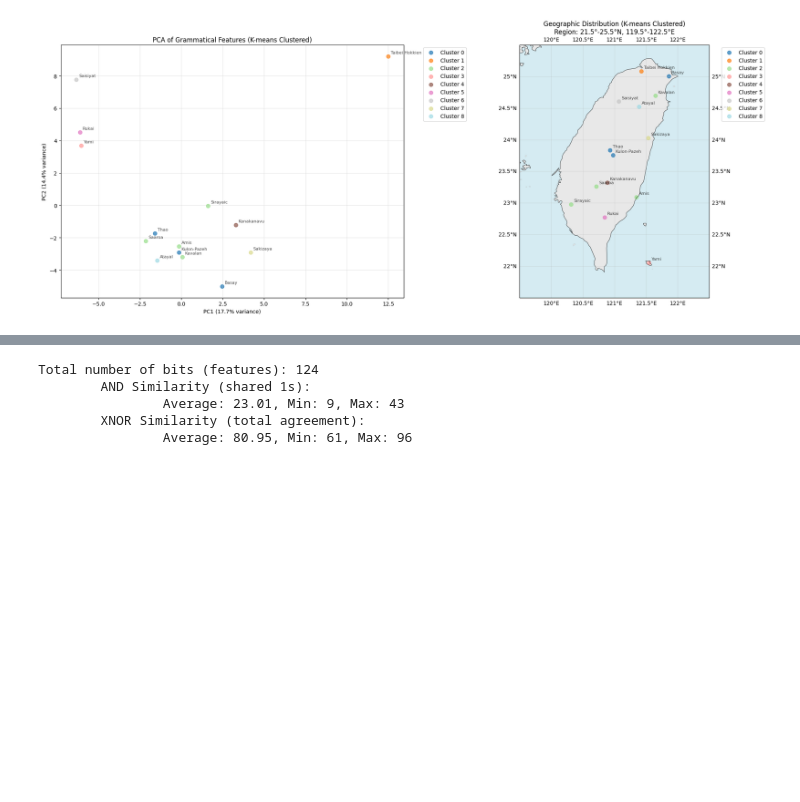
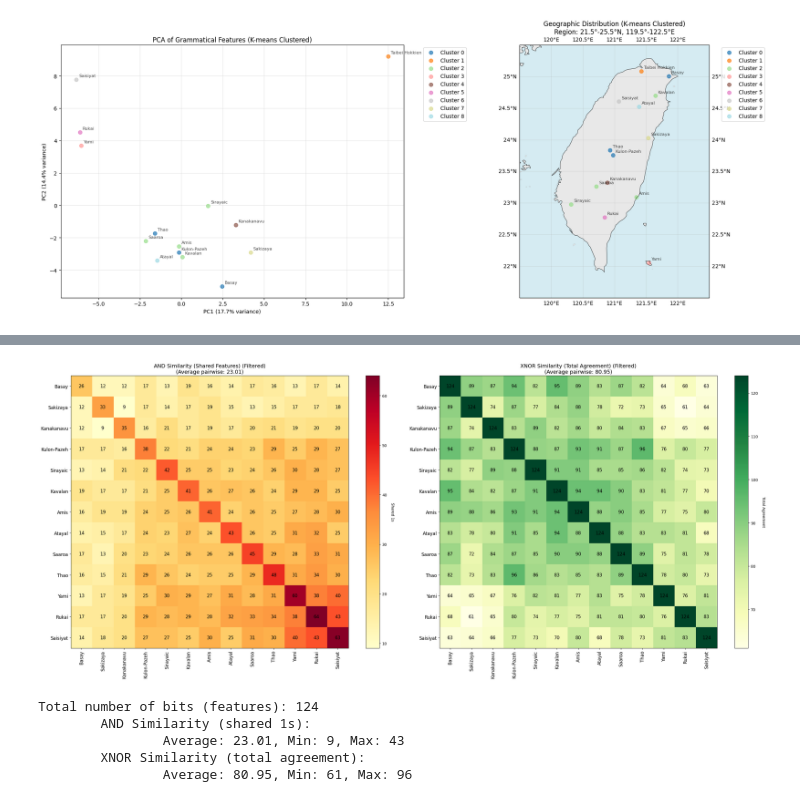
Before and after one commit to rizfn/babel-transition, a Jupyter notebook: src/dataAnalysis/grambank/taiwan.ipynb, the cells around one changed output, grey strips where cells are left out. Cells and saved outputs as stored; diff of their text form; code cells hidden in the pictures; blank space fills up the shorter version.

```diff
--- a/src/dataAnalysis/grambank/taiwan.ipynb
+++ b/src/dataAnalysis/grambank/taiwan.ipynb
@@ -450,101 +435,10 @@ Filtered: 13 languages, 124 features
 # %%
-n_langs = len(feature_matrix_filtered)
-n_features = len(feature_matrix_filtered.columns)
-
-# Matrix 1: AND similarity (number of shared 1s)
-and_similarity_matrix = np.zeros((n_langs, n_langs))
-
-# Matrix 2: XNOR similarity (number of features where both agree - both 0 or both 1)
-xnor_similarity_matrix = np.zeros((n_langs, n_langs))
-
-# Calculate both similarity measures
-for i in range(n_langs):
-    for j in range(n_langs):
-        if i == j:
-            # Diagonal: total number of features for AND, total features for XNOR
-            and_similarity_matrix[i, j] = feature_matrix_filtered.iloc[i].sum()
-            xnor_similarity_matrix[i, j] = n_features
-        else:
-            # AND: Count features where both languages have value 1
-            shared_ones = ((feature_matrix_filtered.iloc[i] == 1) & (feature_matrix_filtered.iloc[j] == 1)).sum()
-            and_similarity_matrix[i, j] = shared_ones
-
-            # XNOR: Count features where both agree (both 0 or both 1)
-            both_zero = ((feature_matrix_filtered.iloc[i] == 0) & (feature_matrix_filtered.iloc[j] == 0)).sum()
-            both_one = shared_ones
-            xnor_similarity_matrix[i, j] = both_zero + both_one
-
-# Calculate average pairwise similarities (excluding diagonal)
-upper_triangle_indices = np.triu_indices(n_langs, k=1)
-
-and_pairwise = and_similarity_matrix[upper_triangle_indices]
-avg_and = and_pairwise.mean()
-
-xnor_pairwise = xnor_similarity_matrix[upper_triangle_indices]
-avg_xnor = xnor_pairwise.mean()
-
-print(f"Total number of bits (features): {n_features}")
-print(f"\tAND Similarity (shared 1s):")
-print(f"\t\tAverage: {avg_and:.2f}, Min: {and_pairwise.min():.0f}, Max: {and_pairwise.max():.0f}")
-print(f"\tXNOR Similarity (total agreement):")
-print(f"\t\tAverage: {avg_xnor:.2f}, Min: {xnor_pairwise.min():.0f}, Max: {xnor_pairwise.max():.0f}")
-
-# Use hierarchical clustering on AND similarity for ordering
-max_similarity = and_similarity_matrix.max()
-distance_matrix = max_similarity - and_similarity_matrix
-np.fill_diagonal(distance_matrix, 0)
-
-linkage_matrix = linkage(squareform(distance_matrix), method='average')
-dendro = dendrogram(linkage_matrix, no_plot=True)
-sorted_indices = dendro['leaves']
-
-# Reorder both matrices with the same ordering
-and_matrix_sorted = and_similarity_matrix[sorted_indices, :][:, sorted_indices]
-xnor_matrix_sorted = xnor_similarity_matrix[sorted_indices, :][:, sorted_indices]
-
+# Calculate and visualize similarity matrices for filtered data
+and_matrix, xnor_matrix, n_features = calculate_similarity_matrices(feature_matrix_filtered)
 lang_names = [lang_coords_filtered[lang_coords_filtered['Language_ID'] == lang_id]['Name'].iloc[0] for lang_id in feature_matrix_filtered.index]
-lang_names_sorted = [lang_names[i] for i in sorted_indices]
-
-# Create side-by-side heatmaps
-fig, (ax1, ax2) = plt.subplots(1, 2, figsize=(28, 12))
-
-# Plot 1: AND similarity
-im1 = ax1.imshow(and_matrix_sorted, cmap='YlOrRd', aspect='auto')
-cbar1 = plt.colorbar(im1, ax=ax1)
-cbar1.set_label('Shared 1s', rotation=270, labelpad=20)
-
-ax1.set_xticks(range(n_langs))
-ax1.set_yticks(range(n_langs))
-ax1.set_xticklabels(lang_names_sorted, rotation=90, fontsize=12)
-ax1.set_yticklabels(lang_names_sorted, fontsize=12)
-
-for i in range(n_langs):
-    for j in range(n_langs):
-        ax1.text(j, i, f'{int(and_matrix_sorted[i, j])}',
-                ha="center", va="center", color="black", fontsize=12)
-
-ax1.set_title(f'AND Similarity (Shared Features, Filtered)\n(Average pairwise: {avg_and:.2f})', fontsize=14)
-
-# Plot 2: XNOR similarity
-im2 = ax2.imshow(xnor_matrix_sorted, cmap='YlGn', aspect='auto')
-cbar2 = plt.colorbar(im2, ax=ax2)
-cbar2.set_label('Total Agreement', rotation=270, labelpad=20)
-
-ax2.set_xticks(range(n_langs))
-ax2.set_yticks(range(n_langs))
-ax2.set_xticklabels(lang_names_sorted, rotation=90, fontsize=12)
-ax2.set_yticklabels(lang_names_sorted, fontsize=12)
-
-for i in range(n_langs):
-    for j in range(n_langs):
-        ax2.text(j, i, f'{int(xnor_matrix_sorted[i, j])}',
-                ha="center", va="center", color="black", fontsize=12)
-
-ax2.set_title(f'XNOR Similarity (Total Agreement, Filtered)\n(Average pairwise: {avg_xnor:.2f})', fontsize=14)
-
-plt.tight_layout()
-plt.show()
+visualize_similarity_matrices(and_matrix, xnor_matrix, lang_names, title_suffix=" (Filtered)")
 # %% [output]
+[figure]
 Total number of bits (features): 124
         AND Similarity (shared 1s):
                 Average: 23.01, Min: 9, Max: 43
```
Also changed, not shown: parts of 9 cells of this notebook, 1 other file.
